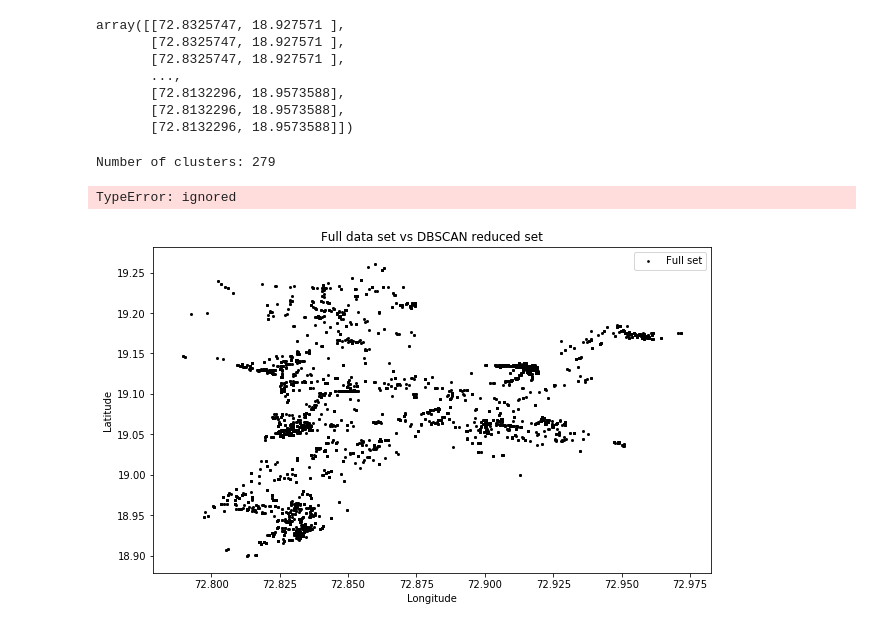
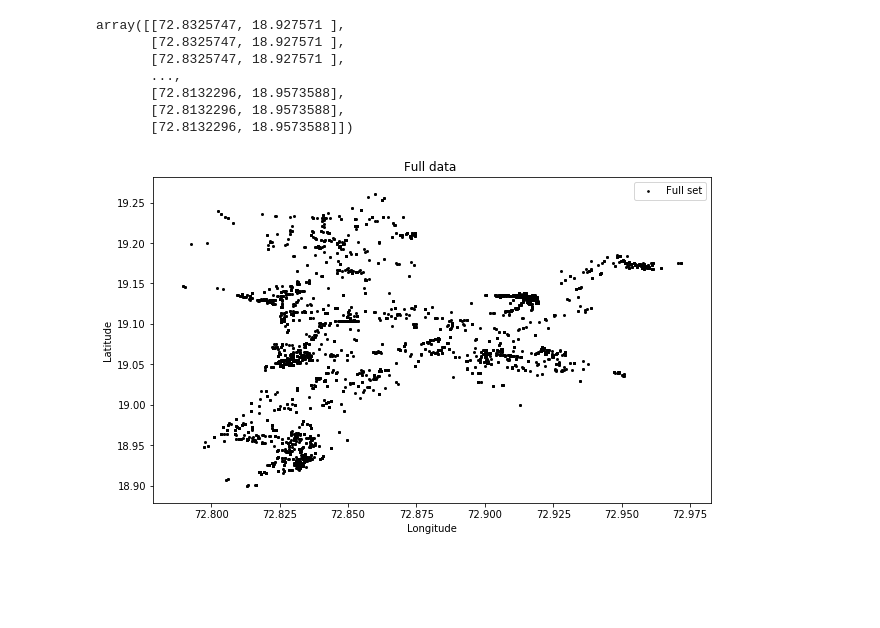
Before and after one commit to Musu1/Atlan_assignment_submission, a Jupyter notebook: submission_atlan.ipynb, the cells around one changed output. Saved outputs shown, nothing was run; the diff lists cells and outputs as text; code cells hidden in the pictures; blank space fills up the shorter version.

```diff
--- a/submission_atlan.ipynb
+++ b/submission_atlan.ipynb
@@ -121,13 +121,3 @@ array([[72.8325747, 18.927571 ],
        [72.8132296, 18.9573588],
        [72.8132296, 18.9573588],
        [72.8132296, 18.9573588]])
-# %%
-kms_per_radian = 6371.0088
-epsilon = 0.2 / kms_per_radian
-db = DBSCAN(eps=epsilon, min_samples=1, algorithm='ball_tree', metric='haversine').fit(np.radians(coords))
-cluster_labels = db.labels_
-num_clusters = len(set(cluster_labels))
-clusters = pd.Series([coords[cluster_labels == n] for n in range(num_clusters)])
-print('Number of clusters: {}'.format(num_clusters))
-# %% [output]
-Number of clusters: 279
@@ -143,15 +124,10 @@ rep_points = pd.DataFrame({'Longitude':lons, 'Latitude':lats})
-# %%
-rs = rep_points.apply(lambda row: Data[(Data['Latitude']==row['Latitude']) &amp;&amp; (Data['Longitude']==row['Longitude'])].iloc[0], axis=1)
-# %% [output]
-TypeError: ignored
 # %%
 fig, ax = plt.subplots(figsize=[10, 6])
-#rs_scatter = ax.scatter(rs['lon'], rs['lat'], c='#99cc99', edgecolor='None', alpha=0.7, s=120)
 df_scatter = ax.scatter(Data['Longitude'], Data['Latitude'], c='k', alpha=0.9, s=3)
-ax.set_title('Full data set vs DBSCAN reduced set')
+ax.set_title('Full data ')
 ax.set_xlabel('Longitude')
 ax.set_ylabel('Latitude')
 ax.legend([df_scatter], ['Full set'], loc='upper right')
 plt.show()
 # %% [output]
-[figure, old version]
+[figure, new version]
```
Also changed, not shown: parts of 2 cells of this notebook.
